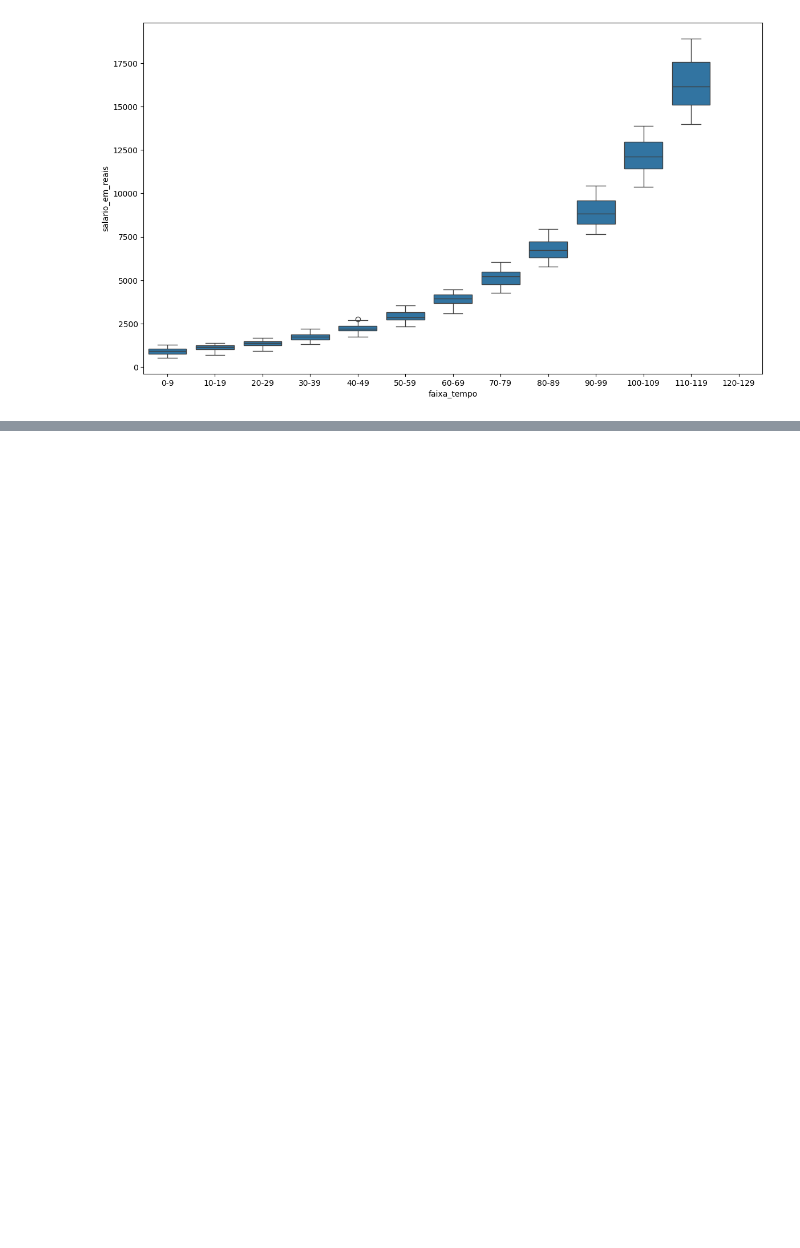
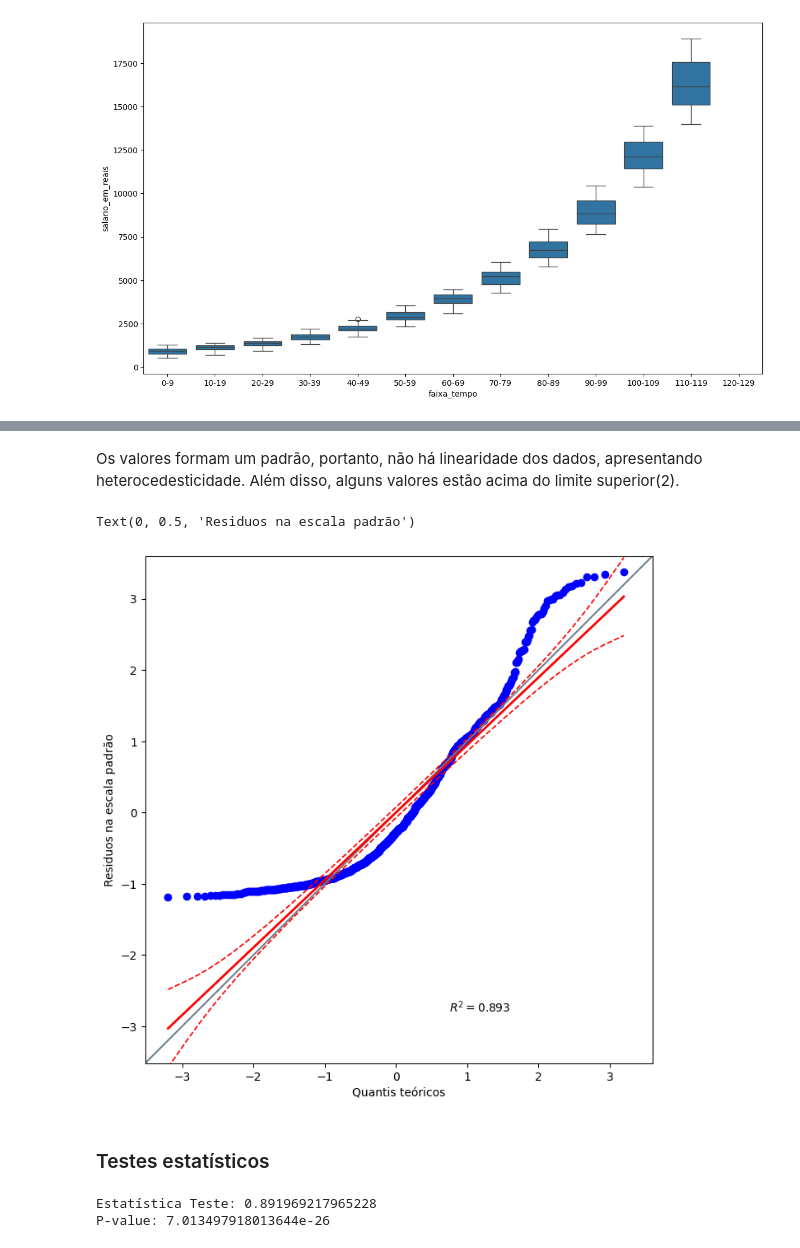
Before and after one commit to denniscosta13/inteligencia_artificial, a Jupyter notebook: poly_reg/modelo_salario.ipynb, the cells around one changed output, grey strips where cells are left out. Drawn from its saved outputs; the diff is of its cells as text; code cells hidden in the pictures; blank space fills up the shorter version.

```diff
--- a/poly_reg/modelo_salario.ipynb
+++ b/poly_reg/modelo_salario.ipynb
@@ -199,0 +303,26 @@ model_regr = Pipeline(
+# %% [markdown]
+Os valores formam um padrão, portanto, não há linearidade dos dados, apresentando heterocedesticidade. Além disso, alguns valores estão acima do limite superior(2).
+# %%
+# Checar se residuos apresentam normalidade
+# QQ Plot
+import pingouin as pg
+plt.figure(figsize=(14,8))
+pg.qqplot(residuos_std, dist='norm', confidence=0.95)
+plt.xlabel('Quantis teóricos')
+plt.ylabel('Residuos na escala padrão')
+# %% [output]
+Text(0, 0.5, 'Residuos na escala padrão')
+[figure, added]
+# %% [markdown]
+### Testes estatísticos
+# %%
+# Teste de normalidade - Shapiro-Wilk
+from scipy.stats import shapiro, kstest
+from statsmodels.stats.diagnostic import lilliefors
+
+stat_shapiro, p_shapiro = shapiro(residuos)
+print(f'Estatística Teste: {stat_shapiro}')
+print(f'P-value: {p_shapiro}')
+# %% [output]
+Estatística Teste: 0.891969217965228
+P-value: 7.013497918013644e-26
```
Also changed, not shown: parts of 28 cells of this notebook.
